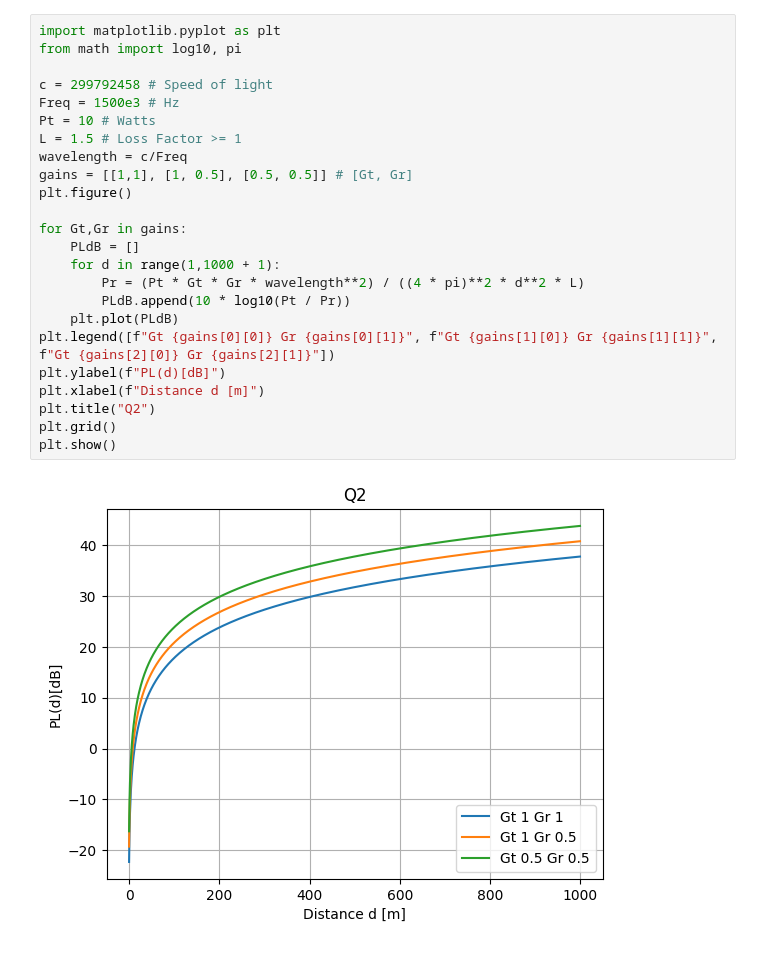
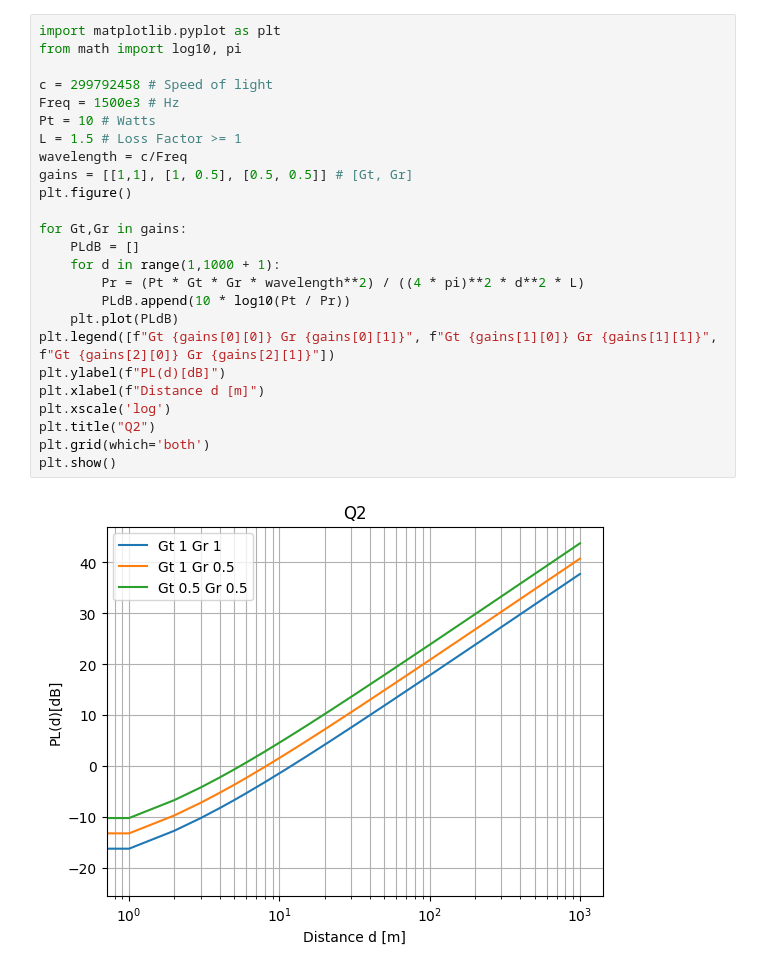
Before and after one commit to ctrayn/USUSpring2023, a Jupyter notebook: WirelessNetwork/Lab1/Lab1.ipynb, the cells around one changed output. Cells and saved outputs as stored; diff of their text form.

```diff
--- a/WirelessNetwork/Lab1/Lab1.ipynb
+++ b/WirelessNetwork/Lab1/Lab1.ipynb
@@ -18,29 +20,30 @@ Please discuss what factors can affect path loss?
 # %%
 import matplotlib.pyplot as plt
 from math import log10, pi
 
 c = 299792458 # Speed of light
 Freq = 1500e3 # Hz
 Pt = 10 # Watts
 L = 1.5 # Loss Factor >= 1
 wavelength = c/Freq
 gains = [[1,1], [1, 0.5], [0.5, 0.5]] # [Gt, Gr]
 plt.figure()
 
 for Gt,Gr in gains:
     PLdB = []
     for d in range(1,1000 + 1):
         Pr = (Pt * Gt * Gr * wavelength**2) / ((4 * pi)**2 * d**2 * L)
         PLdB.append(10 * log10(Pt / Pr))
     plt.plot(PLdB)
 plt.legend([f"Gt {gains[0][0]} Gr {gains[0][1]}", f"Gt {gains[1][0]} Gr {gains[1][1]}", f"Gt {gains[2][0]} Gr {gains[2][1]}"])
 plt.ylabel(f"PL(d)[dB]")
 plt.xlabel(f"Distance d [m]")
+plt.xscale('log')
 plt.title("Q2")
-plt.grid()
+plt.grid(which='both')
 plt.show()
 # %% [output]
-[figure, old version]
+[figure, new version]
 # %% [markdown]
 The factors that affect path loss are the transmit and receive gains, the distance the signal must travel, and the frequency of the signal.
 The less gain the transmitter and/or receiver have, the more path loss there will be.
```
Also changed, not shown: parts of 9 cells of this notebook, 2 other files.
